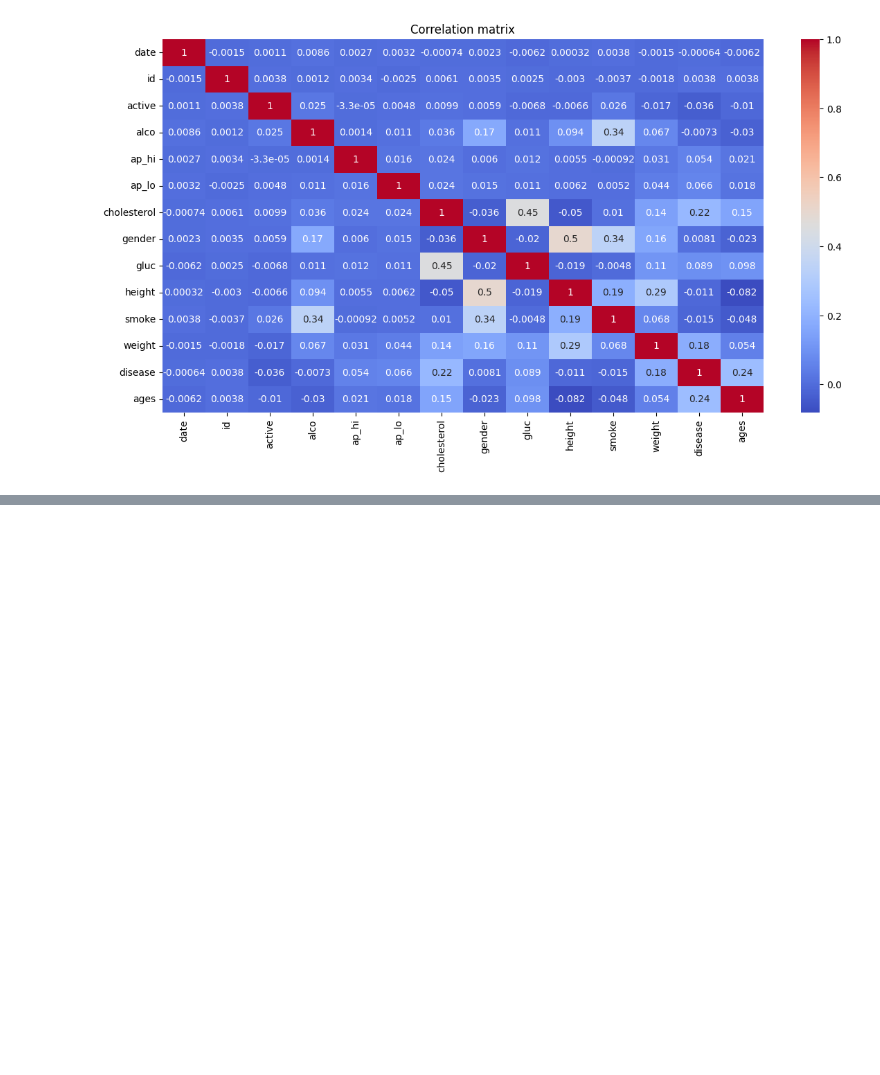
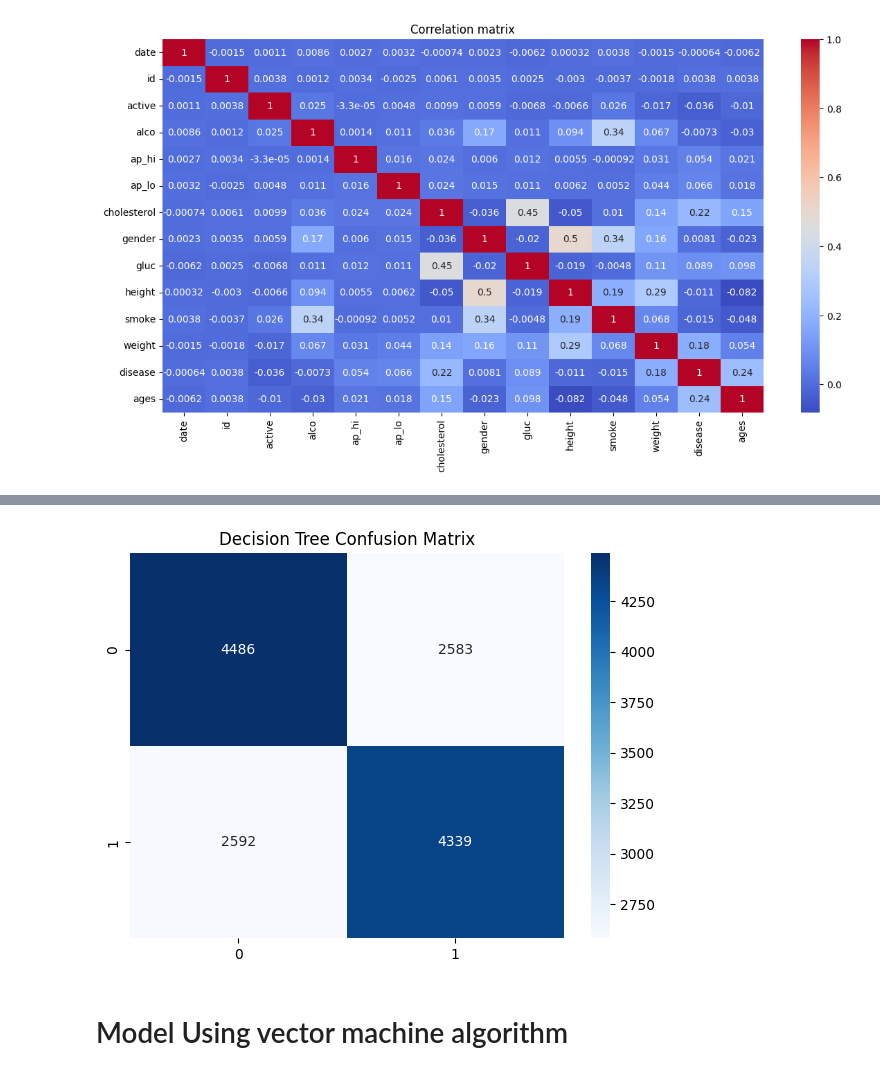
Before and after one commit to AftabQuant/Machine-Learning-Chronicles, a Jupyter notebook: InternShala Project/Early Disease Detection/Early Disease Detection .ipynb, the cells around one changed output, grey strips where cells are left out. Saved outputs shown, nothing was run; the diff lists cells and outputs as text; code cells hidden in the pictures; blank space fills up the shorter version.

Commit message:
Internshala machine learning project

```diff
--- a/InternShala Project/Early Disease Detection/Early Disease Detection .ipynb
+++ b/InternShala Project/Early Disease Detection/Early Disease Detection .ipynb
@@ -120,0 +254,7 @@ plt.show()
+# %%
+# Decision Tree
+
+decision = DecisionTreeClassifier()
+decision.fit(x_train, y_train)
+decision_pred = decision.predict(x_test)
+decision_accuracy = accuracy_score(y_test, decision_pred)
@@ -120,0 +278,11 @@ plt.show()
+# %%
+# Confusion Matrix
+
+plt.figure(figsize=(7,5))
+sns.heatmap(confusion_matrix(y_test, decision_pred), annot=True, fmt='d', cmap='Blues')
+plt.title('Decision Tree Confusion Matrix')
+plt.show()
+# %% [output]
+[figure, added]
+# %% [markdown]
+# Model Using vector machine algorithm
```
Also changed, not shown: parts of 23 cells of this notebook, 1 other file.
